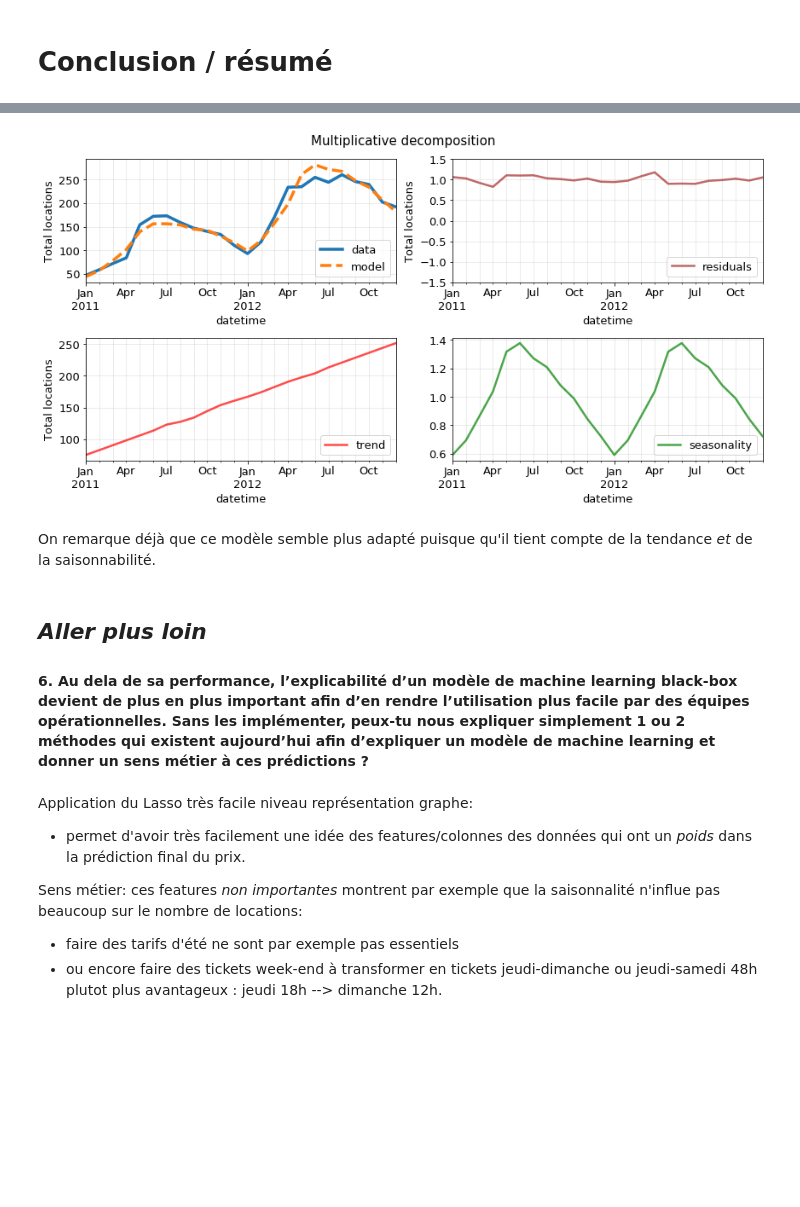
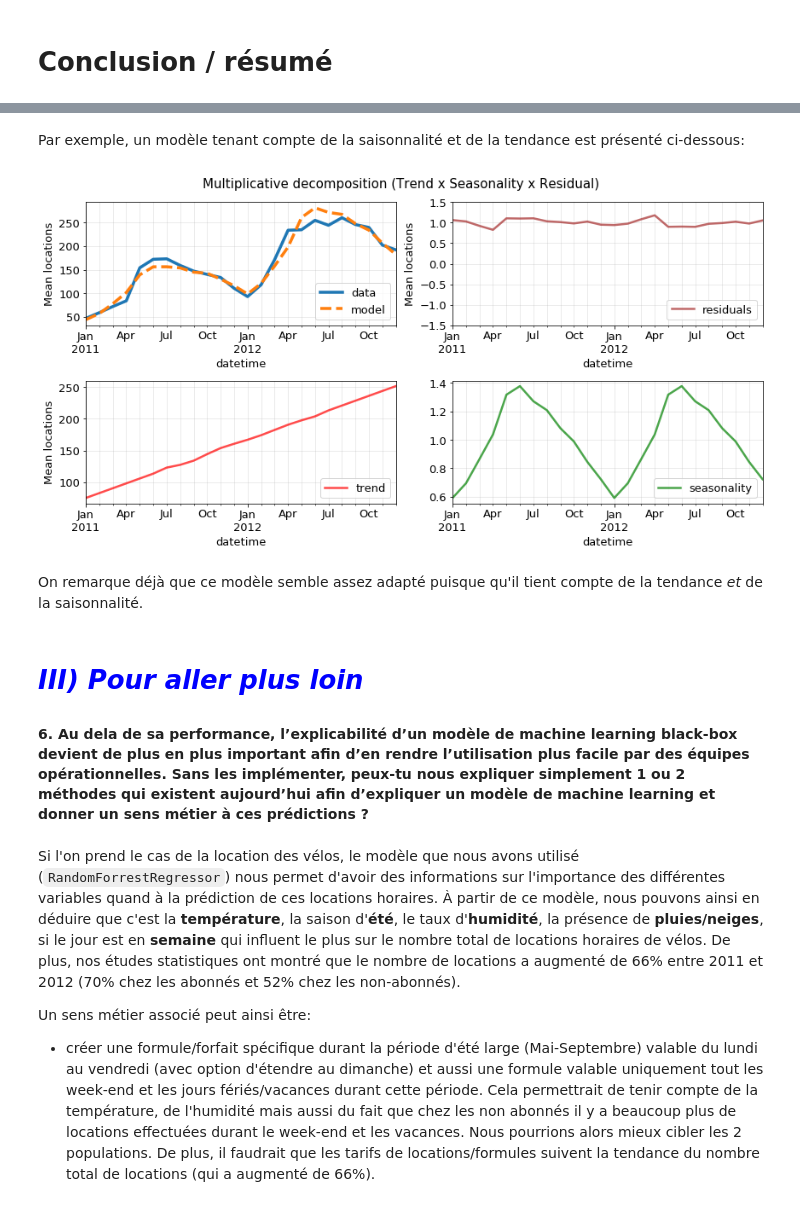
Before and after one commit to outinim/house_prices, a Jupyter notebook: bike_hours/predictions.ipynb, the cells around one changed output, grey strips where cells are left out. Drawn from its saved outputs; the diff is of its cells as text; code cells hidden in the pictures; blank space fills up the shorter version.

```diff
--- a/bike_hours/predictions.ipynb
+++ b/bike_hours/predictions.ipynb
@@ -218,7 +219,7 @@ cols = 'year season months day holiday workingday weekend weather'.split()
 
 with plt.rc_context(rc={'font.size':14}):
     fig, ((ax1,ax2),(ax3,ax4),(ax5,ax6), (ax7,ax8)) = plt.subplots(4,2, figsize=(12,12), tight_layout=True)
-    for col, ax in zip(cols, [ax1,ax2,ax3,ax4,ax5,ax6,ax7,ax8,ax9,ax10]):
+    for col, ax in zip(cols, [ax1,ax2,ax3,ax4,ax5,ax6,ax7,ax8]):
         sns.boxplot(x=df[col], y=df['count'], ax=ax)
 # %% [output]
 [figure]
@@ -814,5 +850,5 @@ Nous pouvons visualiser par exemple
 # %%
-log = False
+log = True
 
 # Train
 df_day_train = df_train.groupby(pd.Grouper(freq='d'))
@@ -857,8 +893,8 @@ with plt.rc_context(rc={'font.size':14}):
     ax1.set(ylabel=ylabel, title='Final predictions of total count')
 
     # Residuals
-    ax2.plot(x, y-y_model_train, lw=3, label='Train res')
-    ax2.plot(x1, y1-y_model_test, lw=3, label='Test res')
+    ax2.plot(x, y-y_model_train, lw=3, label='Train residuals')
+    ax2.plot(x1, y1-y_model_test, lw=3, label='Test residuals')
     ylabel = 'Residuals / day'
     if log:
         ylabel += ' (log)'
@@ -870,0 +909,20 @@ with plt.rc_context(rc={'font.size':14}):
+# %%
+# Check prediction on one day the TEST dataset
+N = 15   # 16th Septembre
+dat = df_test.groupby(pd.Grouper(freq='h'))
+
+with plt.rc_context(rc={'font.size':14}):
+    fig, (ax1, ax2) = plt.subplots(1,2,figsize=(16,5), tight_layout=None)
+    # Sunday
+    dat['count_log'].median()[24*N-8:24*(N+1)-9].plot(ax=ax1, lw=2.5, label='Data')
+    dat['predicted'].median()[24*N-8:24*(N+1)-9].plot(ax=ax1, lw=2.5, ls='-.', label='Predictions')
+    ax1.set(ylabel='Mean count (log)', title='Predictions on the 16/09/2012 (Sunday)')
+    # Monday
+    dat['count_log'].median()[24*(N+1)-8:24*(N+2)-9].plot(ax=ax2, lw=2.5, label='Data')
+    dat['predicted'].median()[24*(N+1)-8:24*(N+2)-9].plot(ax=ax2, lw=2.5, ls='-.', label='Predictions')
+    ax2.set(title='Predictions on the 17/09/2012 (Monday)')
+    _, ymax = ax2.get_ylim()
+    for ax in [ax1,ax2]:
+        ax.grid(alpha=0.3, which='both')
+        ax.set(ylim=[0,ymax*1.05])
+    ax1.legend(loc='best')
@@ -903,48 +972,50 @@ Ensuite,
+# %% [markdown]
+Par exemple, un modèle tenant compte de la saisonnalité et de la tendance est présenté ci-dessous:
 # %%
 from statsmodels.tsa.seasonal import seasonal_decompose
 
 data = df.groupby(pd.Grouper(freq='M'))
 data = data['count'].median()
 
 # Multiplicative Decomposition : Trend x Seasonality x Residual
 result_mul = seasonal_decompose(data, model='multiplicative',
                                 extrapolate_trend='freq')
 
 # Additive Decomposition
 #result_add = seasonal_decompose(data, model='additive', extrapolate_trend='freq')
 
 # Plot
 obs, res = result_mul.observed, result_mul.resid
 trend, seas = result_mul.trend, result_mul.seasonal
 with plt.rc_context(rc={'font.size':13}):
     fig, ((ax1,ax2),(ax3,ax4)) = plt.subplots(2,2, figsize=(12,6), tight_layout=True)
     # data + model
     obs.plot(ax=ax1, label='data', lw=3.5)
     (trend * seas).plot(ax=ax1, label='model', lw=3.5, ls='--')
     # residuals
     res.plot(ax=ax2, label='residuals', c='brown', alpha=0.7, lw=2.5)
     ax2.set(ylim=[-1.5,1.5])
     # trend + season
     trend.plot(ax=ax3, label='trend', c='red', alpha=0.7, lw=2.5)
     seas.plot(ax=ax4, label='seasonality', c='green', alpha=0.7, lw=2.5)
     for ax in [ax1,ax2,ax3,ax4]:
         ax.legend(loc='lower right')
         ax.grid(alpha=0.3, which='both')
     for ax in [ax1,ax2,ax3]:
-        ax.set(ylabel='Total locations')
-    fig.suptitle('Multiplicative decomposition', y=1.03, fontsize=15)
+        ax.set(ylabel='Mean locations')
+    fig.suptitle('Multiplicative decomposition (Trend x Seasonality x Residual) ', y=1.03, fontsize=15)
 # %% [output]
-[figure, old version]
+[figure, new version]
 # %% [markdown]
-On remarque déjà que ce modèle semble plus adapté puisque qu'il tient compte de la tendance *et* de la saisonnabilité.
+On remarque déjà que ce modèle semble assez adapté puisque qu'il tient compte de la tendance *et* de la saisonnalité.
 # %% [markdown]
-## ***Aller plus loin***
+<a id="content3"></a>
+
+# <font color='blue'>*III) Pour aller plus loin*</font>
 
 #### 6. Au dela de sa performance, l’explicabilité d’un modèle de machine learning **black-box** devient de plus en plus important afin d’en rendre l’utilisation plus facile par des équipes opérationnelles. Sans les implémenter, peux-tu nous expliquer simplement 1 ou 2 méthodes qui existent aujourd’hui afin d’expliquer un modèle de machine learning et donner un sens métier à ces prédictions ?
-# %% [markdown]
-Application du Lasso très facile niveau représentation graphe:
-- permet d'avoir très facilement une idée des features/colonnes des données qui ont un *poids* dans la prédiction final du prix.
-
-Sens métier: ces features *non importantes* montrent par exemple que la saisonnalité n'influe pas beaucoup sur le nombre de locations:
-- faire des tarifs d'été ne sont par exemple pas essentiels
-- ou encore faire des tickets week-end à transformer en tickets jeudi-dimanche ou jeudi-samedi 48h plutot plus avantageux : jeudi 18h --> dimanche 12h.
+# %% [markdown]
+Si l'on prend le cas de la location des vélos, le modèle que nous avons utilisé (`RandomForrestRegressor`) nous permet d'avoir des informations sur l'importance des différentes variables quand à la prédiction de ces locations horaires. À partir de ce modèle, nous pouvons ainsi en déduire que c'est la **température**, la saison d'**été**, le taux d'**humidité**, la présence de **pluies/neiges**, si le jour est en **semaine** qui influent le plus sur le nombre total de locations horaires de vélos. De plus, nos études statistiques ont montré que le nombre de locations a augmenté de 66% entre 2011 et 2012 (70% chez les abonnés et 52% chez les non-abonnés).
+
+Un sens métier associé peut ainsi être:
+- créer une formule/forfait spécifique durant la période d'été large (Mai-Septembre) valable du lundi au vendredi (avec option d'étendre au dimanche) et aussi une formule valable uniquement tout les week-end et les jours fériés/vacances durant cette période. Cela permettrait de tenir compte de la température, de l'humidité mais aussi du fait que chez les non abonnés il y a beaucoup plus de locations effectuées durant le week-end et les vacances. Nous pourrions alors mieux cibler les 2 populations. De plus, il faudrait que les tarifs de locations/formules suivent la tendance du nombre total de locations (qui a augmenté de 66%).
```
Also changed, not shown: parts of 46 cells of this notebook.
